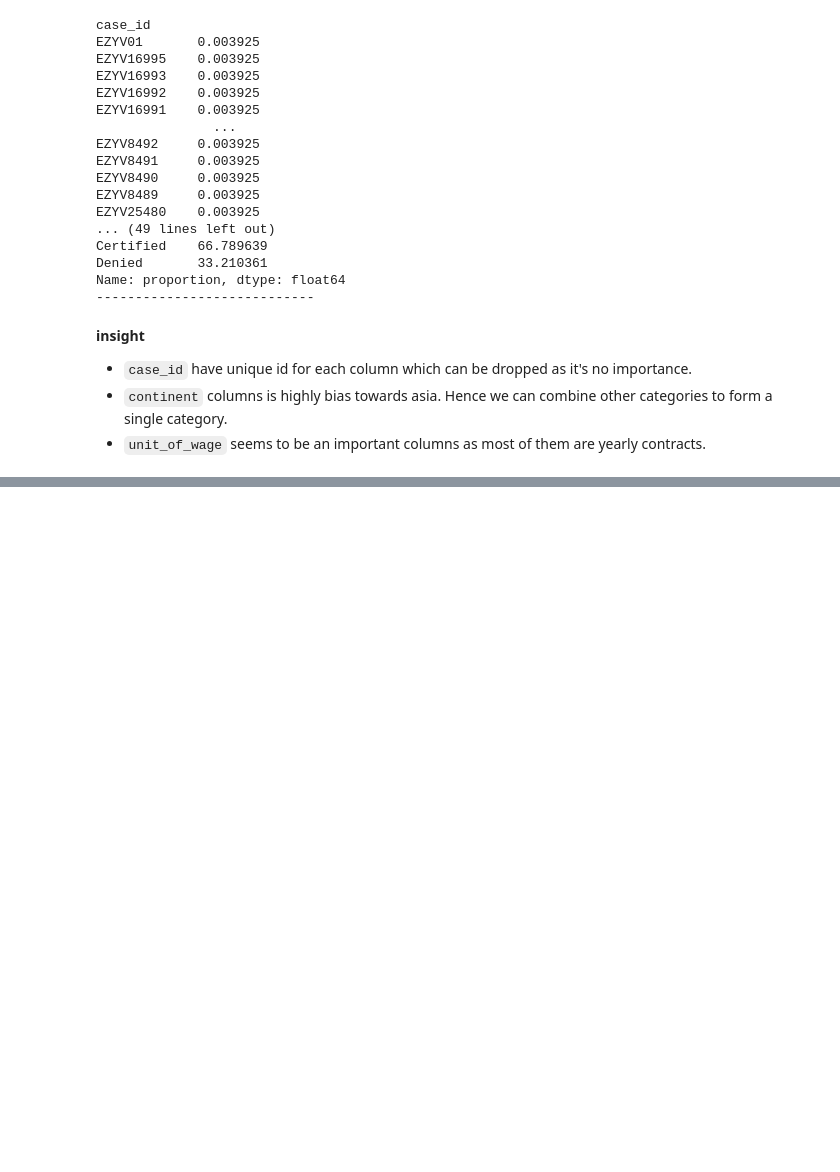
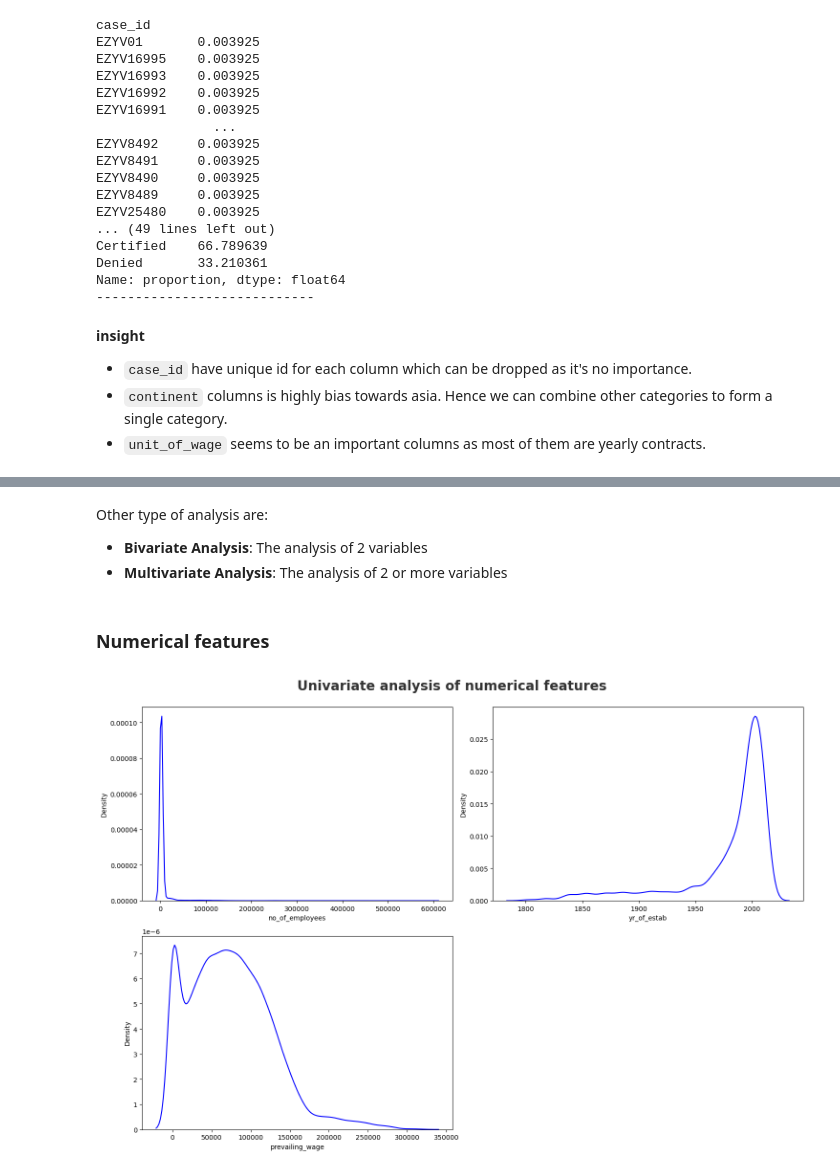
Before and after one commit to HoangKhanhTung0111/MLOPS-Project-US-Visa, a Jupyter notebook: notebook/1_EDA_US_visa.ipynb, the cells around one changed output, grey strips where cells are left out. Saved outputs shown, nothing was run; the diff lists cells and outputs as text; code cells hidden in the pictures; blank space fills up the shorter version.

```diff
--- a/notebook/1_EDA_US_visa.ipynb
+++ b/notebook/1_EDA_US_visa.ipynb
@@ -140,0 +145,18 @@ Name: proportion, dtype: float64
+# %% [markdown]
+Other type of analysis are:
+
+* **Bivariate Analysis**: The analysis of 2 variables
+* **Multivariate Analysis**: The analysis of 2 or more variables
+# %% [markdown]
+### Numerical features
+# %%
+plt.figure(figsize=(15, 10)) # width = 15, height = 10
+plt.suptitle('Univariate analysis of numerical features', fontsize=20, fontweight='bold', alpha=0.8, y=1.) # y=1.: Scale the the title with the vertical line
+
+for i in range(0, len(numeric_features)):
+    plt.subplot(2, 2, i+1) # 2 rows, 2 columns, i+1: position of the plot
+    sns.kdeplot(x=df[numeric_features[i]], color='blue') # x is the data, kde: kernel density (Biểu đồ phân phối mật độ)
+    plt.xlabel(numeric_features[i]) # Give the x line the name of the feature
+    plt.tight_layout() # Important: Automaticly scale plots
+# %% [output]
+[figure, added]
```
Also changed, not shown: parts of 15 cells of this notebook.
